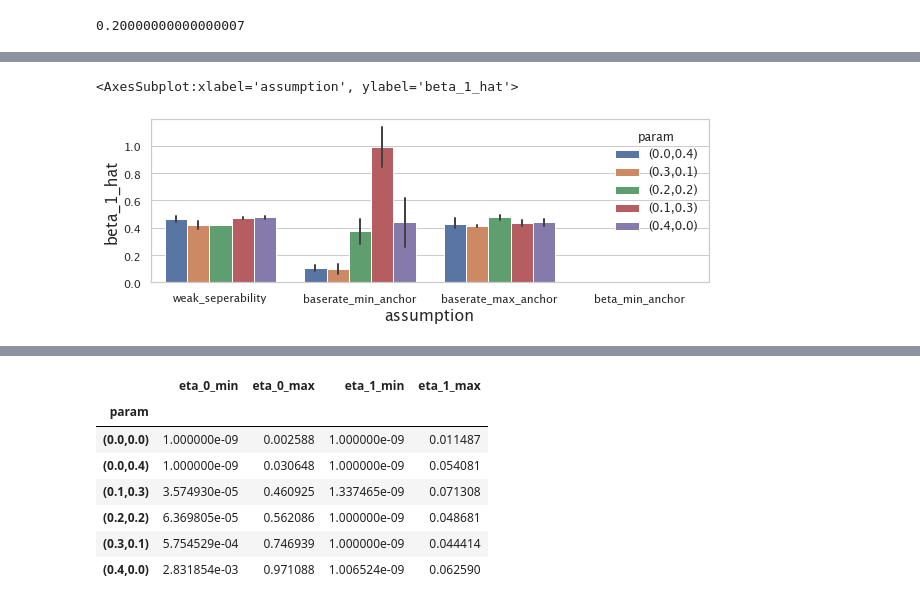
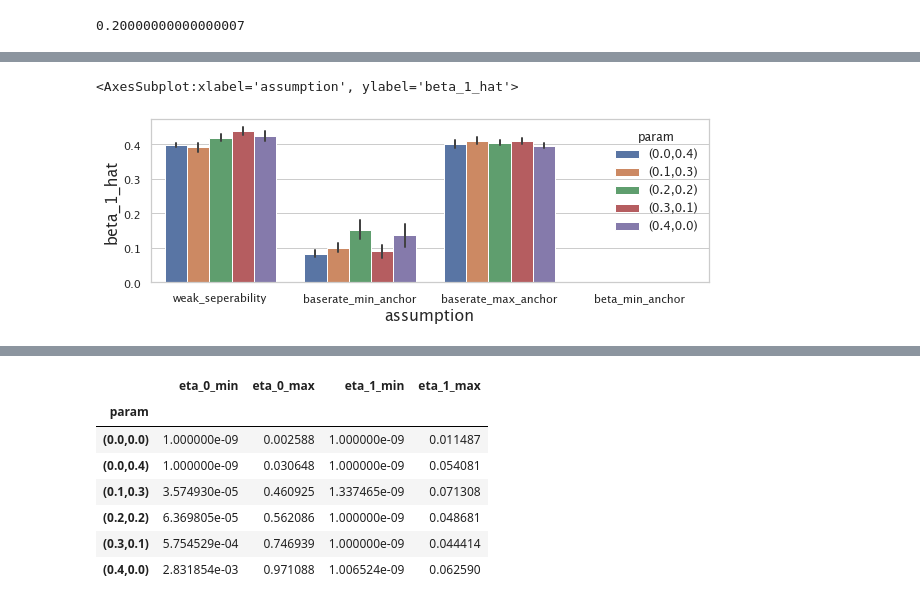
Before and after one commit to lguerdan/counterfactual-decision-support, a Jupyter notebook: notebook_results.ipynb, the cells around one changed output, grey strips where cells are left out. Saved outputs shown, nothing was run; the diff lists cells and outputs as text; code cells hidden in the pictures.

```diff
--- a/notebook_results.ipynb
+++ b/notebook_results.ipynb
@@ -475,16 +487,17 @@ beta_hat
 # %%
-pedf = get_ate_result_df('NATE_jobs_param_assumptions_erm_realworld_learn_params_R10').reset_index()
+pedf = get_ate_result_df('A_assumptions_experiment_jobs_learn_R10').reset_index()
 
 
 assumptions = ['weak_seperability', 'baserate_min_anchor', 'baserate_max_anchor','beta_min_anchor']
 
 
-pedf = pedf[pedf['baseline'] == 'RW-SL']
+# pedf = pedf[pedf['baseline'] == 'COM-SL']
 # pedf = pedf[pedf['assumption'] == 'beta_min_anchor']
 
+pedf = pedf.sort_values(by=['baseline', 'alpha_0'], ascending=True)
+plt.figure(figsize=(10,3))
 
-plt.figure(figsize=(10,3))
 sns.barplot(data=pedf, x='assumption', y='beta_1_hat', hue='param', ci=68, errwidth=2)
 # %% [output]
 <AxesSubplot:xlabel='assumption', ylabel='beta_1_hat'>
-[figure, old version]
+[figure, new version]
```
Also changed, not shown: parts of 12 cells of this notebook, 1 other file.
